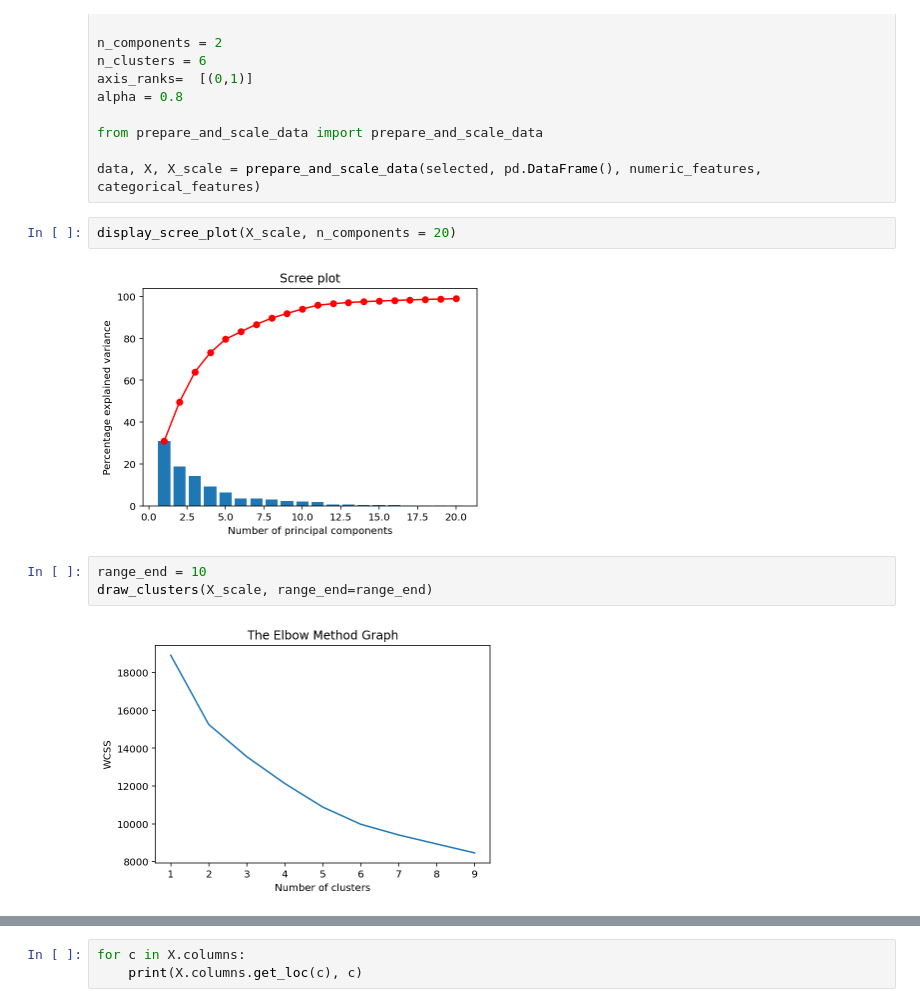
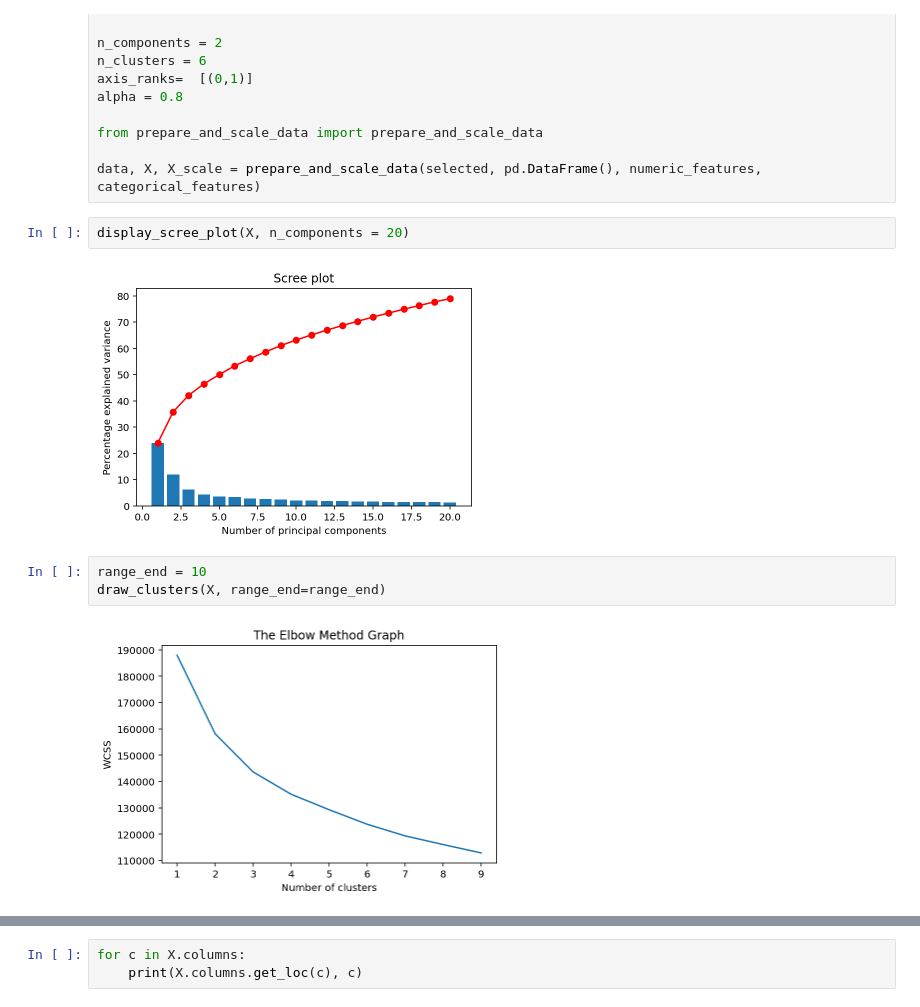
Before and after one commit to launis/areadata, a Jupyter notebook: clustering_pre_check.ipynb, the cells around one changed output, grey strips where cells are left out. Drawn from its saved outputs; the diff is of its cells as text.

```diff
--- a/clustering_pre_check.ipynb
+++ b/clustering_pre_check.ipynb
@@ -59,13 +55,13 @@ from prepare_and_scale_data import prepare_and_scale_data
 
 data, X, X_scale = prepare_and_scale_data(selected, pd.DataFrame(), numeric_features, categorical_features)
 # %%
-display_scree_plot(X_scale, n_components = 20)
+display_scree_plot(X, n_components = 20)
 # %% [output]
-[figure, old version]
+[figure, new version]
 # %%
 range_end = 10
-draw_clusters(X_scale, range_end=range_end)
+draw_clusters(X, range_end=range_end)
 # %% [output]
-[figure, old version]
+[figure, new version]
 # %%
 n_components = 2
```
Also changed, not shown: parts of 4 cells of this notebook, 13 other files.
